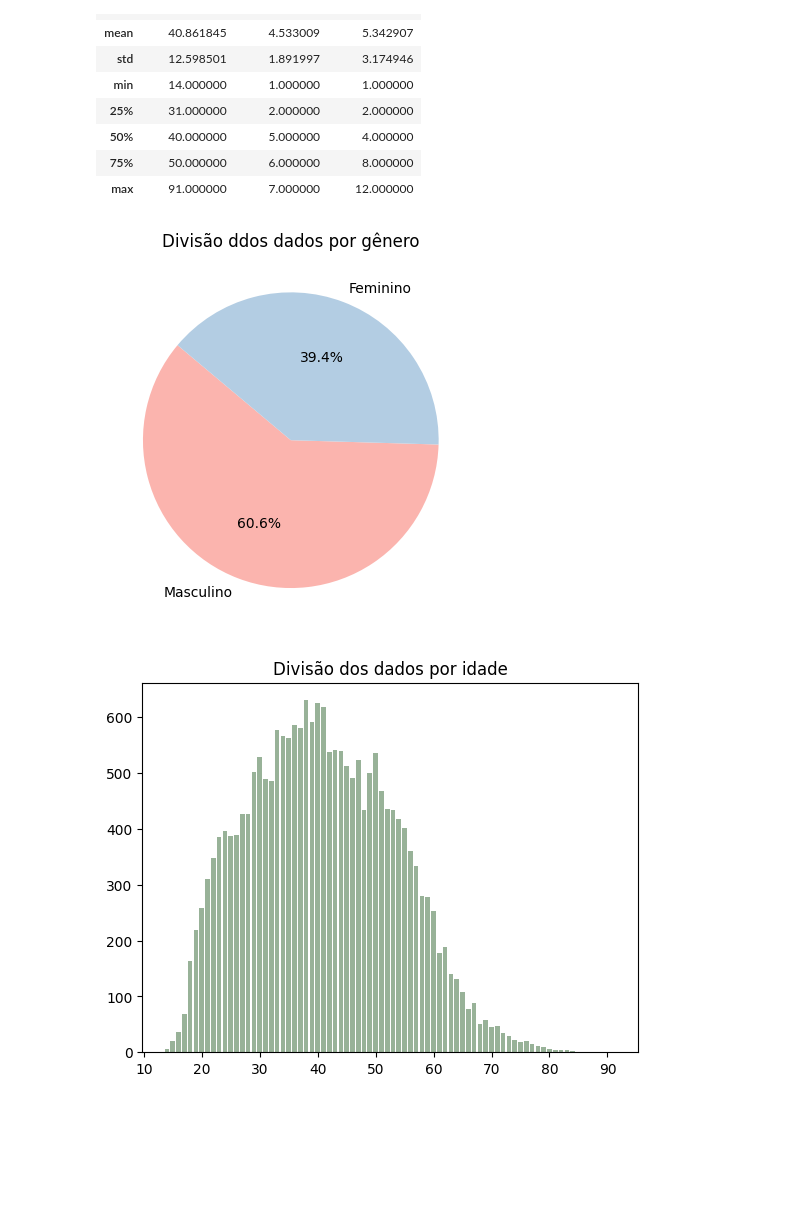
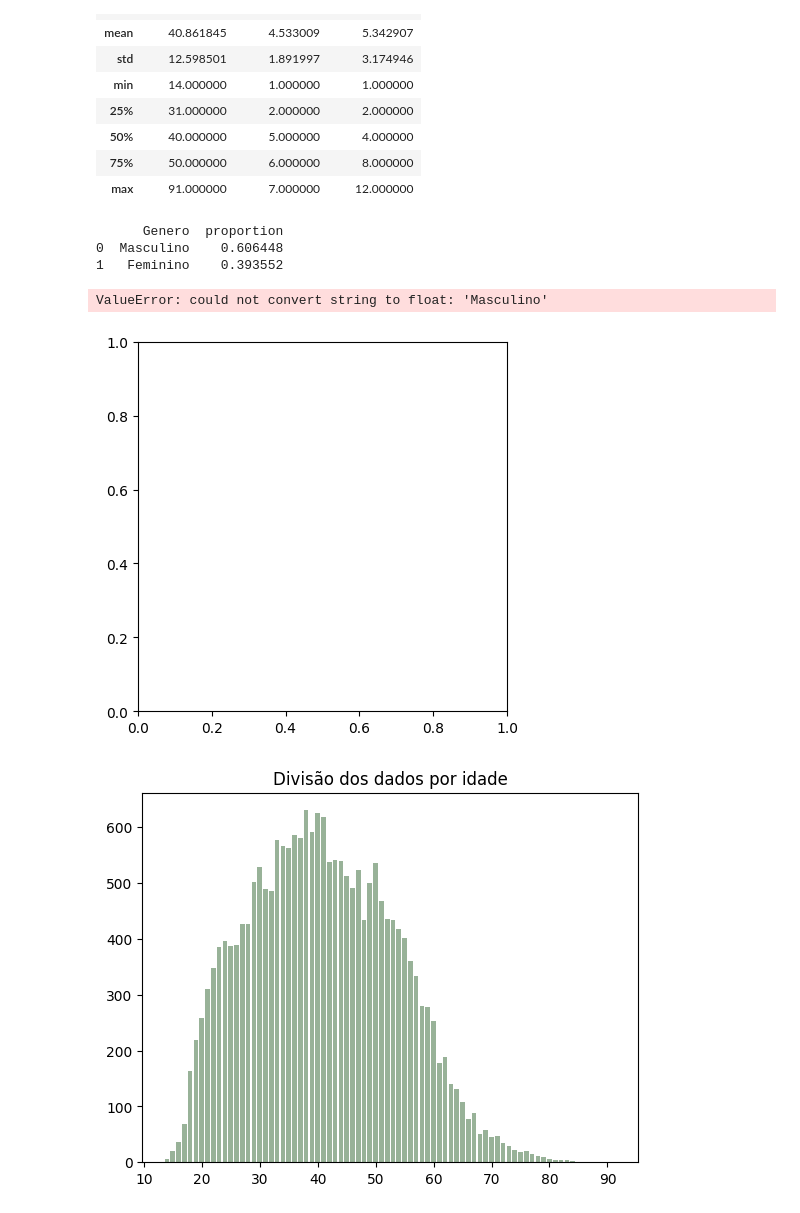
Before and after one commit to mxtqnt/ProbabilidadeEstatistica, a Jupyter notebook: src/homework/notebook.ipynb, the cells around one changed output. Saved outputs shown, nothing was run; the diff lists cells and outputs as text; code cells hidden in the pictures; blank space fills up the shorter version.

```diff
--- a/src/homework/notebook.ipynb
+++ b/src/homework/notebook.ipynb
@@ -6,5 +5,10 @@ import matplotlib.pyplot as plt
 import seaborn as sns
 %matplotlib inline
 # %%
-df = pd.read_excel('.\data\pobreza_brasil.xlsx')
+df = pd.read_excel('data/pobreza_brasil.xlsx')
 df.head()
+color = (0.2, # redness
+         0.4, # greenness
+         0.2, # blueness
+         0.6 # transparency
+         )
@@ -47,11 +44,22 @@ df.describe()
 | 75% | 50.000000 | 6.000000 | 8.000000 |
 | max | 91.000000 | 7.000000 | 12.000000 |
 # %%
-values = df['Genero'].value_counts(normalize=True)
+values = df['Genero'].value_counts(normalize=True).reset_index()
+
+print(values)
 plt.pie(values, labels=(values.index), autopct='%1.1f%%', startangle=140, colors=sns.color_palette('Pastel1'))
-plt.title('Divisão ddos dados por gênero')
+plt.title('Divisão dos dados por gênero')
+
+
+# labels = df['OpTV']
+# tamanhos = df['count']
+
 plt.show()
 # %% [output]
+      Genero  proportion
+0  Masculino    0.606448
+1   Feminino    0.393552
+ValueError: could not convert string to float: 'Masculino'
-[figure, old version]
+[figure, new version]
 # %%
 values = df['Idade'].value_counts()
```
Also changed, not shown: parts of 9 cells of this notebook, 1 other file.
